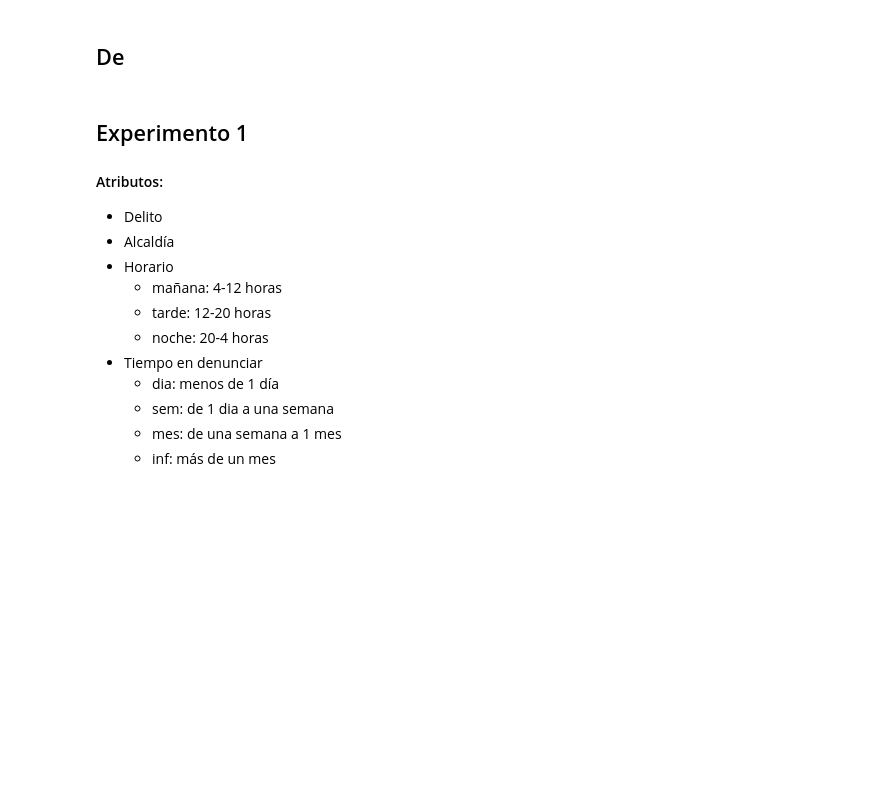
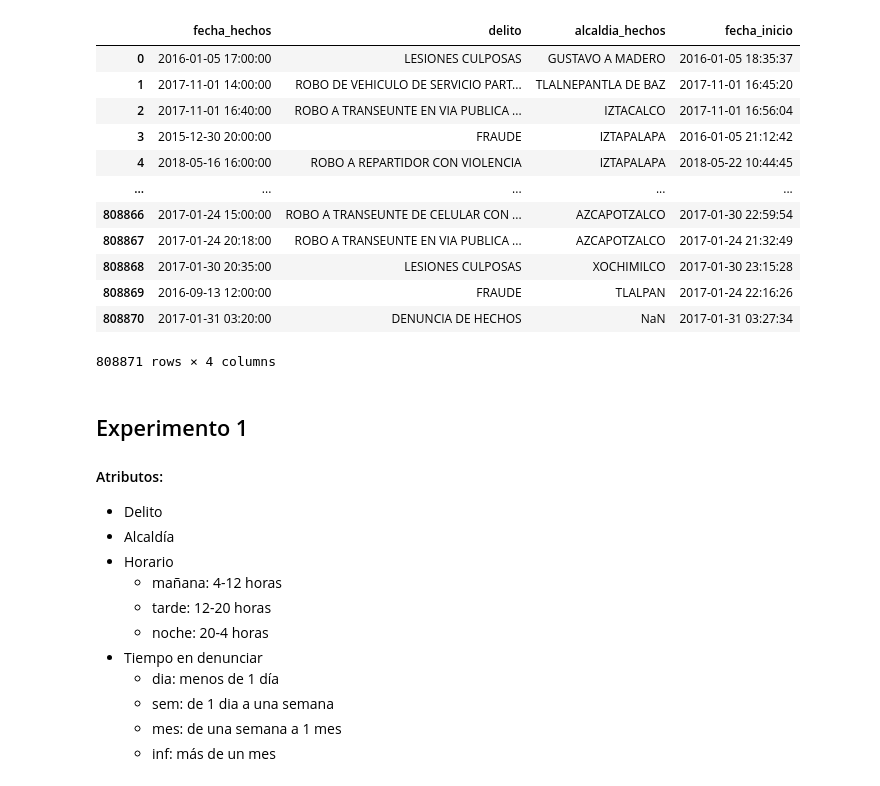
Before and after one commit to JavoJavo/Freq-Patt-Mexico-Crime, a Jupyter notebook: frecc-patt.ipynb, the cells around one changed output. Drawn from its saved outputs; the diff is of its cells as text; code cells hidden in the pictures; blank space fills up the shorter version.

```diff
--- a/frecc-patt.ipynb
+++ b/frecc-patt.ipynb
@@ -19,5 +19,19 @@ data.rename(columns={'longitud':'lon','latitud':'lat'}, inplace=True)
-# %% [markdown]
-## De
+# %%
+data
+# %% [output]
+|  | fecha_hechos | delito | alcaldia_hechos | fecha_inicio |
+| 0 | 2016-01-05 17:00:00 | LESIONES CULPOSAS | GUSTAVO A MADERO | 2016-01-05 18:35:37 |
+| 1 | 2017-11-01 14:00:00 | ROBO DE VEHICULO DE SERVICIO PART... | TLALNEPANTLA DE BAZ | 2017-11-01 16:45:20 |
+| 2 | 2017-11-01 16:40:00 | ROBO A TRANSEUNTE EN VIA PUBLICA ... | IZTACALCO | 2017-11-01 16:56:04 |
+| 3 | 2015-12-30 20:00:00 | FRAUDE | IZTAPALAPA | 2016-01-05 21:12:42 |
+| 4 | 2018-05-16 16:00:00 | ROBO A REPARTIDOR CON VIOLENCIA | IZTAPALAPA | 2018-05-22 10:44:45 |
+| ... | ... | ... | ... | ... |
+| 808866 | 2017-01-24 15:00:00 | ROBO A TRANSEUNTE DE CELULAR CON ... | AZCAPOTZALCO | 2017-01-30 22:59:54 |
+| 808867 | 2017-01-24 20:18:00 | ROBO A TRANSEUNTE EN VIA PUBLICA ... | AZCAPOTZALCO | 2017-01-24 21:32:49 |
+| 808868 | 2017-01-30 20:35:00 | LESIONES CULPOSAS | XOCHIMILCO | 2017-01-30 23:15:28 |
+| 808869 | 2016-09-13 12:00:00 | FRAUDE | TLALPAN | 2017-01-24 22:16:26 |
+| 808870 | 2017-01-31 03:20:00 | DENUNCIA DE HECHOS | NaN | 2017-01-31 03:27:34 |
+808871 rows × 4 columns
 # %% [markdown]
 ## Experimento 1
 #### Atributos:
```
Also changed, not shown: parts of 4 cells of this notebook.
